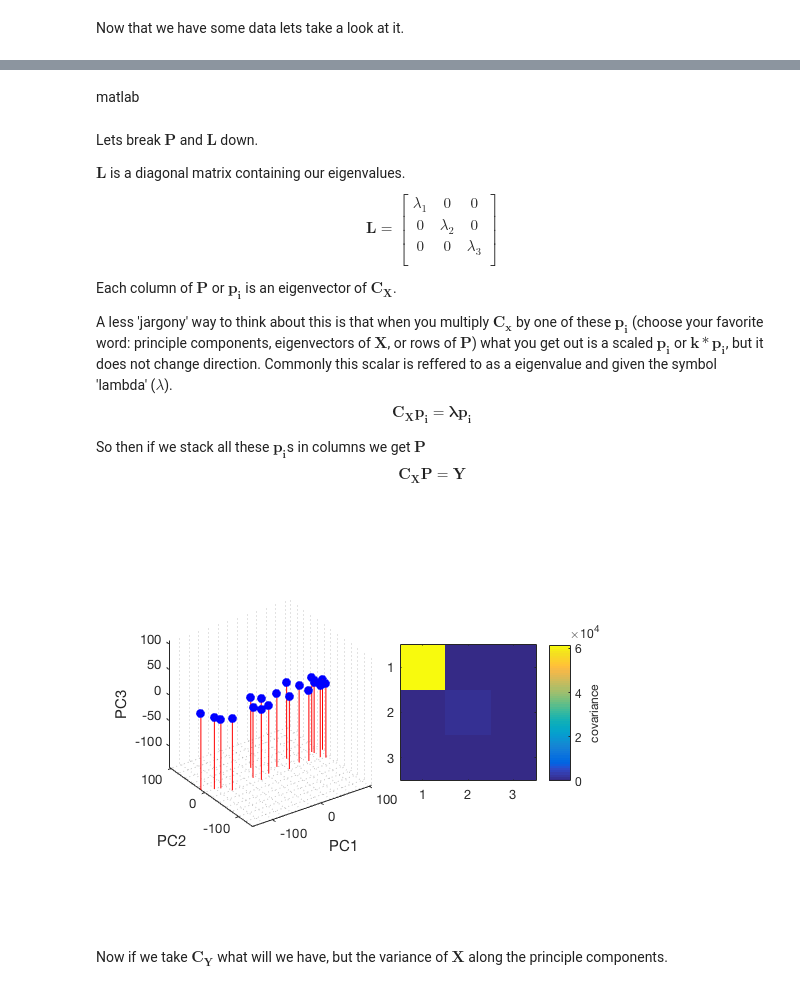
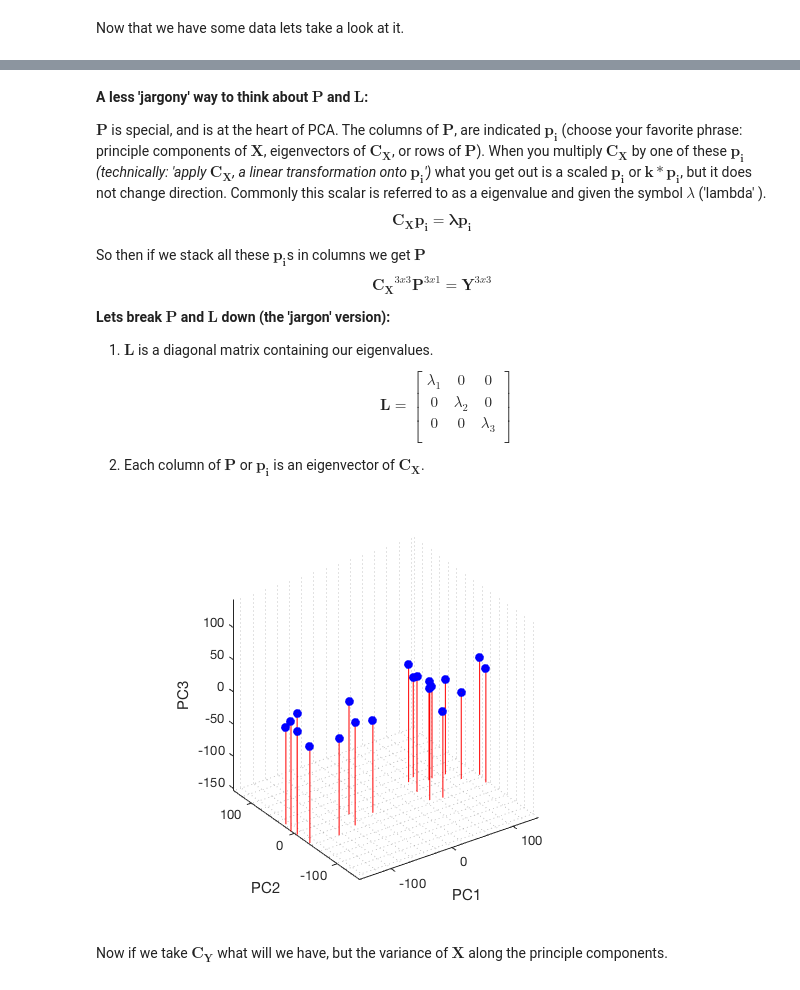
Before and after one commit to eshedmargalit/cn_preschool, a Jupyter notebook: cbb_fascicles/m3_PCA/notebooks/PCA_SVD.ipynb, the cells around one changed output, grey strips where cells are left out. Saved outputs shown, nothing was run; the diff lists cells and outputs as text; code cells hidden in the pictures.

Commit message:
eigen vectors and values of Cov(data) demistified

```diff
--- a/cbb_fascicles/m3_PCA/notebooks/PCA_SVD.ipynb
+++ b/cbb_fascicles/m3_PCA/notebooks/PCA_SVD.ipynb
@@ -85,3 +95 @@ title('Covariance of X')
-# %% [markdown]
-matlab
 # %%
@@ -89,8 +97,16 @@ matlab
 # %% [markdown]
-Lets break $\mathbf{P}$ and $\mathbf{L}$ down.
+**A less 'jargony' way to think about $\mathbf{P}$ and $\mathbf{L}$:**
+
+$\mathbf{P}$ is special, and is at the heart of PCA. The columns of $\mathbf{P}$, are indicated $\mathbf{p_i}$ (choose your favorite phrase: principle components of $\mathbf{X}$, eigenvectors of $\mathbf{C_X}$, or rows of $\mathbf{P}$). When you multiply $\mathbf{C_X}$ by one of these $\mathbf{p_i}$ _(technically: 'apply $\mathbf{C_X}$, a linear transformation onto $\mathbf{p_i}$')_ what you get out is a scaled $\mathbf{p_i}$ or $\mathbf{k*p_i}$, but it does not change direction. Commonly this scalar is referred to as a eigenvalue and given the symbol $\lambda$ ('lambda' ).
+$$\mathbf{C_Xp_i} = \mathbf{\lambda}\mathbf{p_i}$$
+
+So then if we stack all these $\mathbf{p_i}$s in columns we get $\mathbf{P}$
+$$\mathbf{C_X}^{3x3}\mathbf{P}^{3x1} = \mathbf{Y}^{3x3}$$
+
+**Lets break $\mathbf{P}$ and $\mathbf{L}$ down (the 'jargon' version):**
 
 
-$\mathbf{L}$ is a diagonal matrix containing our eigenvalues.
+1. $\mathbf{L}$ is a diagonal matrix containing our eigenvalues.
 $$\mathbf{L} =
           \left[ {\begin{array}{cccc}
            \lambda_1 & 0 & 0 \\
@@ -98,35 +114,22 @@ $$\mathbf{L} =
            0 & 0 & \lambda_3 \\
       \end{array} } \right] $$
 
-Each column of $\mathbf{P}$ or $\mathbf{p_i}$ is an eigenvector of $\mathbf{C_X}$.
-
-A less 'jargony' way to think about this is that when you multiply $\mathbf{C_x}$ by one of these $\mathbf{p_i}$ (choose your favorite word: principle components, eigenvectors of $\mathbf{X}$, or rows of $\mathbf{P}$) what you get out is a scaled $\mathbf{p_i}$ or $\mathbf{k*p_i}$, but it does not change direction. Commonly this scalar is reffered to as a eigenvalue and given the symbol 'lambda' ($\lambda$).
-$$\mathbf{C_Xp_i} = \mathbf{\lambda}\mathbf{p_i}$$
-
-So then if we stack all these $\mathbf{p_i}$s in columns we get $\mathbf{P}$
-$$\mathbf{C_XP} = \mathbf{Y}$$
+2. Each column of $\mathbf{P}$ or $\mathbf{p_i}$ is an eigenvector of $\mathbf{C_X}$.
 # %%
 var_explained = diag(L);
 [~,sorted_indices] = sort(var_explained, 'descend');
 P_sorted = P(:, sorted_indices);
 Y = X*P_sorted;
 
 % data 'applied' to the principle components
 [fh,axh] = Plot3Data(Y);
 xlabel(axh, 'PC1');
 ylabel(axh, 'PC2');
 zlabel(axh, 'PC3');
 axis square
 
-% Covariance of Y
-axh2 = subplot(1,4,[3,4]);
-imagesc(axh2,Cy)
-axh2.XTick = [1:n];
-axh2.YTick = [1:n];
-axis square
-c = colorbar();
-ylabel(c,'covariance')
+%because the pi is calculated from Covx
 # %% [output]
-[figure, old version]
+[figure, new version]
 # %% [markdown]
 Now if we take $\mathbf{C_Y}$ what will we have, but the variance of $\mathbf{X}$ along the principle components.
```
Also changed, not shown: parts of 8 cells of this notebook.
